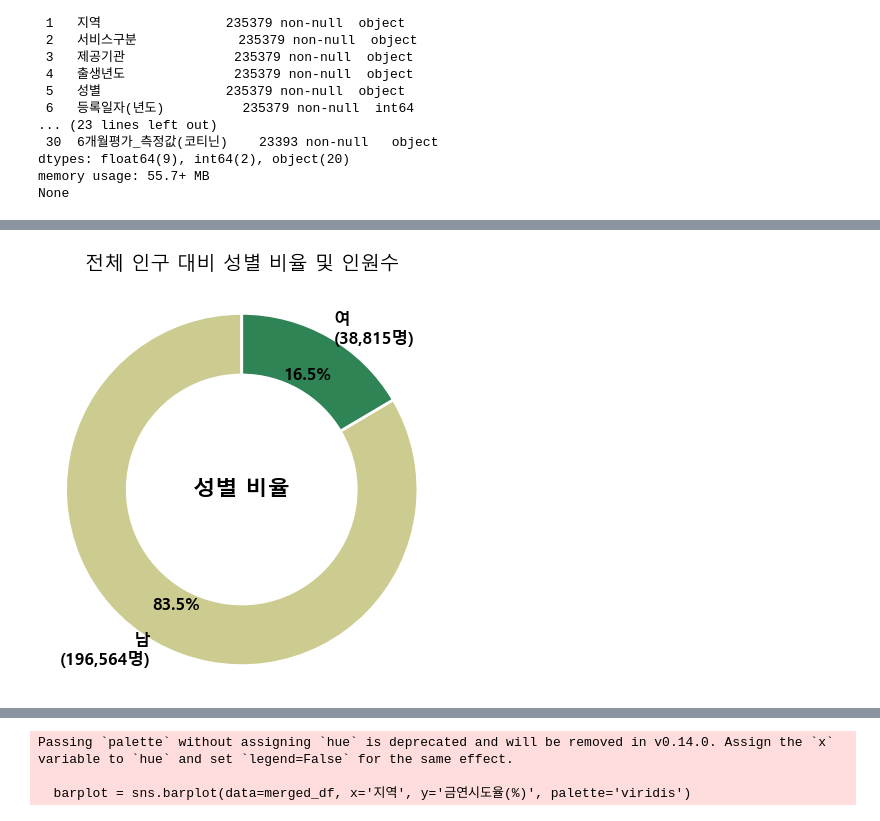
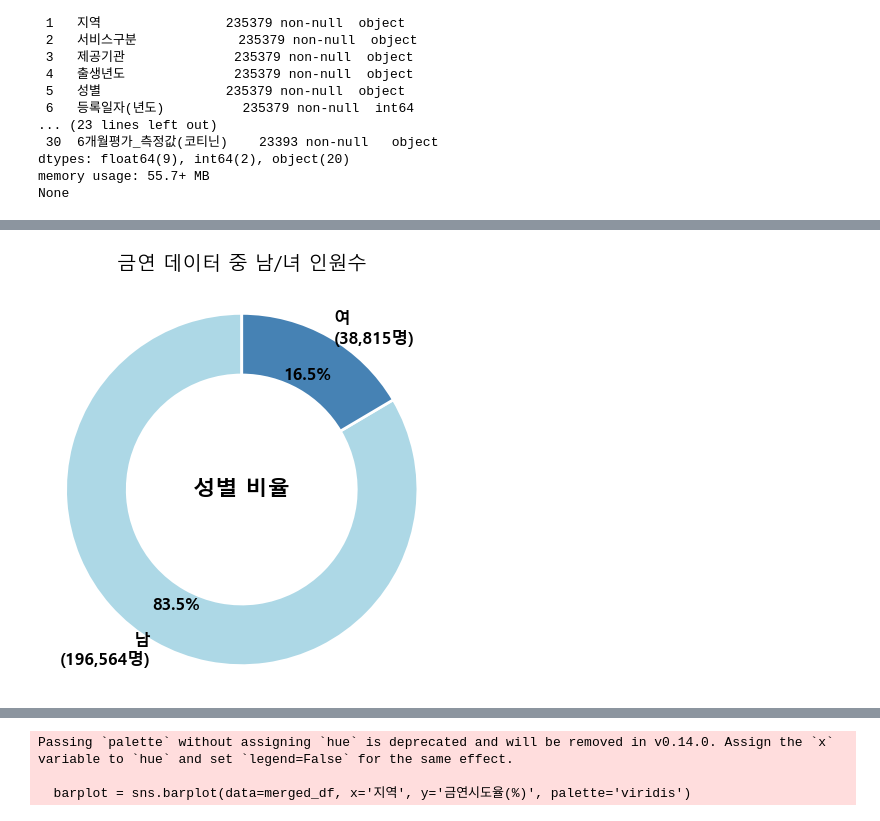
Before and after one commit to PracLee/SKN22-EDA-2Team, a Jupyter notebook: heejoon/test.ipynb, the cells around one changed output, grey strips where cells are left out. Cells and saved outputs as stored; diff of their text form; code cells hidden in the pictures.

```diff
--- a/heejoon/test.ipynb
+++ b/heejoon/test.ipynb
@@ -91,7 +92,7 @@ fig, ax = plt.subplots(figsize=(5, 5))
 
 # 2. 색상 팔레트 선택 (Set2, Pastel, Coolwarm 등 사용 가능)
 # colors = plt.cm.Set2.colors[:len(count_)]
-colors = ["#93931578" ,"#257E4DF4" ]
+colors = ["#ADD8E6" ,"#4682B4" ]
 
 # 3. 도넛 차트 스타일을 위한 설정
 wedgeprops = {
@@ -104,32 +105,32 @@ wedgeprops = {
 labels_with_count = [f"{idx}\n({val:,}명)" for idx, val in zip(count_.index, count_.values)]
 
 text_properties = {
     'color': 'black',  # 텍스트 색상을 어두운 회색으로 설정
     'fontsize': 12,      # 폰트 크기 설정
     'fontweight': 'bold' # 글씨를 굵게 설정
 }
 
 plt.pie(
     count_.values,
     # labels=labels_with_count, # 밖으로 빼내거나 autopct 안에 포함시켜 깔끔하게 처리
     autopct='%1.1f%%',
     colors=colors,
     wedgeprops=wedgeprops,
     startangle=90, # 90도에서 시작하여 더 안정적인 시각 제공
     pctdistance=0.75, # 백분율 텍스트를 중앙으로 이동
     labels=labels_with_count, # 외부 레이블 추가
     labeldistance=1.05, # 레이블 위치 조정
     textprops=text_properties
 )
 
 # 5. 중앙 타이틀/주석 추가 (도넛 차트의 빈 공간 활용)
 ax.text(0, 0, '성별 비율',
         ha='center', va='center',
         fontsize=16,
         fontweight='bold')
 
-plt.title('전체 인구 대비 성별 비율 및 인원수', fontsize=14, pad=20)
+plt.title('금연 데이터 중 남/녀 인원수', fontsize=14, pad=20)
 plt.axis('equal') # 원형을 유지
 plt.show()
 # %% [output]
-[figure, old version]
+[figure, new version]
```
Also changed, not shown: parts of 21 cells of this notebook.
